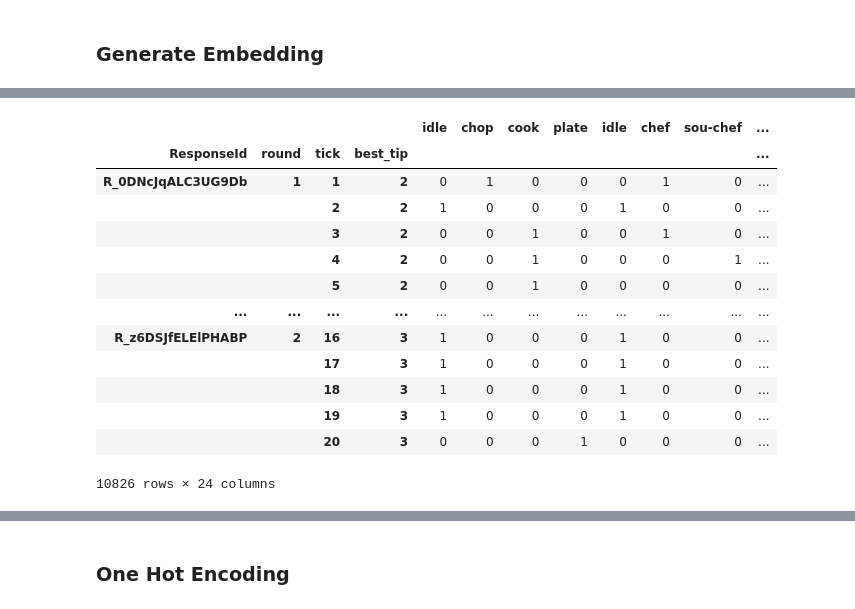
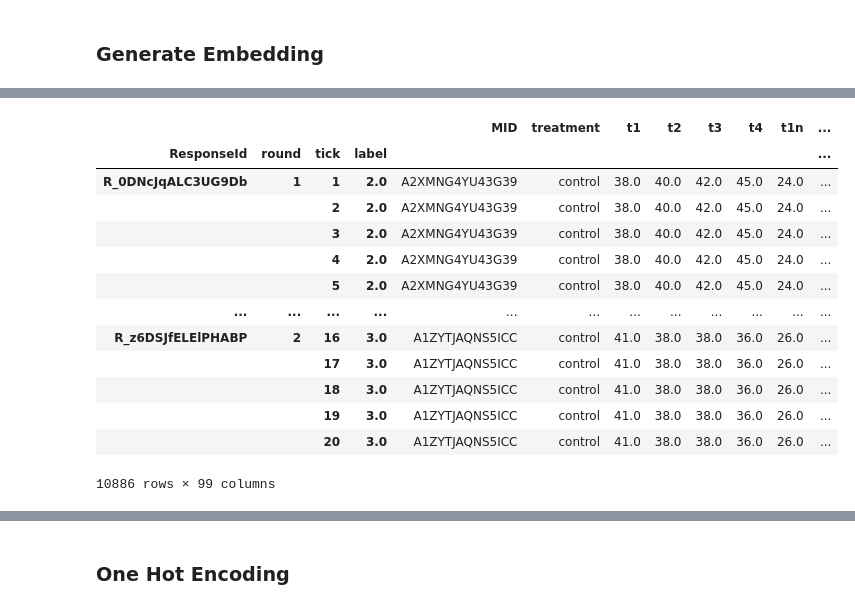
Before and after one commit to Thunderbeee/hai-cooking, a Jupyter notebook: modeling/embedding_generator_new copy.ipynb, the cells around one changed output, grey strips where cells are left out. Saved outputs shown, nothing was run; the diff lists cells and outputs as text; code cells hidden in the pictures.

```diff
--- a/modeling/embedding_generator_new copy.ipynb
+++ b/modeling/embedding_generator_new copy.ipynb
@@ -16,3 +16,7 @@ from tqdm import tqdm
 # random.seed(seed)
 # # torch.backends.cudnn.benchmark = False
 # # torch.use_deterministic_algorithms(True)
+# %%
+label = pd.read_csv("../data/Archive/Cooking Game Suggested Tips  - BBS21-Phase2-Disruption.csv")
+label = label[label["treatment"] == "control"]
+label
@@ -74 +94,10 @@ class allaction():
+# %%
+file =  "../data/Archive/phase2_action.csv"
+action = allaction(file).get()
+action = action[action["round"] <= 2]
+action = action.drop("workerTicks", axis=1)
+# label=pd.read_csv( "../data/Archive/Cooking Game Suggested Tips  - BBS21-Phase2-Disruption.csv")
+action = action.merge(label,how = "inner",
+            left_on="ResponseId", right_on="ResponseId")
+action = action.rename(columns = {"Group #":"label"})
 # %%
@@ -120,25 +142,25 @@ df
 # %%
 a = df.drop("taskTicks", axis=1)
-X = a.groupby(["ResponseId", "round", "tick", "best_tip"]).agg(lambda x: x.iloc[0]).merge(
-    a.groupby(["ResponseId", "round", "tick", "best_tip"]).agg(lambda x: x.iloc[1]).merge(
-        a.groupby(["ResponseId", "round", "tick", "best_tip"]).agg(lambda x: x.iloc[2])
+X = a.groupby(["ResponseId", "round", "tick", "label"]).agg(lambda x: x.iloc[0]).merge(
+    a.groupby(["ResponseId", "round", "tick", "label"]).agg(lambda x: x.iloc[1]).merge(
+        a.groupby(["ResponseId", "round", "tick", "label"]).agg(lambda x: x.iloc[2])
     , left_index=True, right_index=True), left_index=True, right_index=True)
 X
 # %% [output]
-|  |  |  |  | idle | chop | cook | plate | idle | chef | sou-chef | ... |
-| ResponseId | round | tick | best_tip |  |  |  |  |  |  |  | ... |
-| R_0DNcJqALC3UG9Db | 1 | 1 | 2 | 0 | 1 | 0 | 0 | 0 | 1 | 0 | ... |
-|  |  | 2 | 2 | 1 | 0 | 0 | 0 | 1 | 0 | 0 | ... |
-|  |  | 3 | 2 | 0 | 0 | 1 | 0 | 0 | 1 | 0 | ... |
-|  |  | 4 | 2 | 0 | 0 | 1 | 0 | 0 | 0 | 1 | ... |
-|  |  | 5 | 2 | 0 | 0 | 1 | 0 | 0 | 0 | 0 | ... |
+|  |  |  |  | MID | treatment | t1 | t2 | t3 | t4 | t1n | ... |
+| ResponseId | round | tick | label |  |  |  |  |  |  |  | ... |
+| R_0DNcJqALC3UG9Db | 1 | 1 | 2.0 | A2XMNG4YU43G39 | control | 38.0 | 40.0 | 42.0 | 45.0 | 24.0 | ... |
+|  |  | 2 | 2.0 | A2XMNG4YU43G39 | control | 38.0 | 40.0 | 42.0 | 45.0 | 24.0 | ... |
+|  |  | 3 | 2.0 | A2XMNG4YU43G39 | control | 38.0 | 40.0 | 42.0 | 45.0 | 24.0 | ... |
+|  |  | 4 | 2.0 | A2XMNG4YU43G39 | control | 38.0 | 40.0 | 42.0 | 45.0 | 24.0 | ... |
+|  |  | 5 | 2.0 | A2XMNG4YU43G39 | control | 38.0 | 40.0 | 42.0 | 45.0 | 24.0 | ... |
 | ... | ... | ... | ... | ... | ... | ... | ... | ... | ... | ... | ... |
-| R_z6DSJfELElPHABP | 2 | 16 | 3 | 1 | 0 | 0 | 0 | 1 | 0 | 0 | ... |
-|  |  | 17 | 3 | 1 | 0 | 0 | 0 | 1 | 0 | 0 | ... |
-|  |  | 18 | 3 | 1 | 0 | 0 | 0 | 1 | 0 | 0 | ... |
-|  |  | 19 | 3 | 1 | 0 | 0 | 0 | 1 | 0 | 0 | ... |
-|  |  | 20 | 3 | 0 | 0 | 0 | 1 | 0 | 0 | 0 | ... |
+| R_z6DSJfELElPHABP | 2 | 16 | 3.0 | A1ZYTJAQNS5ICC | control | 41.0 | 38.0 | 38.0 | 36.0 | 26.0 | ... |
+|  |  | 17 | 3.0 | A1ZYTJAQNS5ICC | control | 41.0 | 38.0 | 38.0 | 36.0 | 26.0 | ... |
+|  |  | 18 | 3.0 | A1ZYTJAQNS5ICC | control | 41.0 | 38.0 | 38.0 | 36.0 | 26.0 | ... |
+|  |  | 19 | 3.0 | A1ZYTJAQNS5ICC | control | 41.0 | 38.0 | 38.0 | 36.0 | 26.0 | ... |
+|  |  | 20 | 3.0 | A1ZYTJAQNS5ICC | control | 41.0 | 38.0 | 38.0 | 36.0 | 26.0 | ... |
-10826 rows × 24 columns
+10886 rows × 99 columns
 # %%
 # chop0, chef0, server3
 embeddings = []
```
Also changed, not shown: parts of 19 cells of this notebook, 26 other files.
